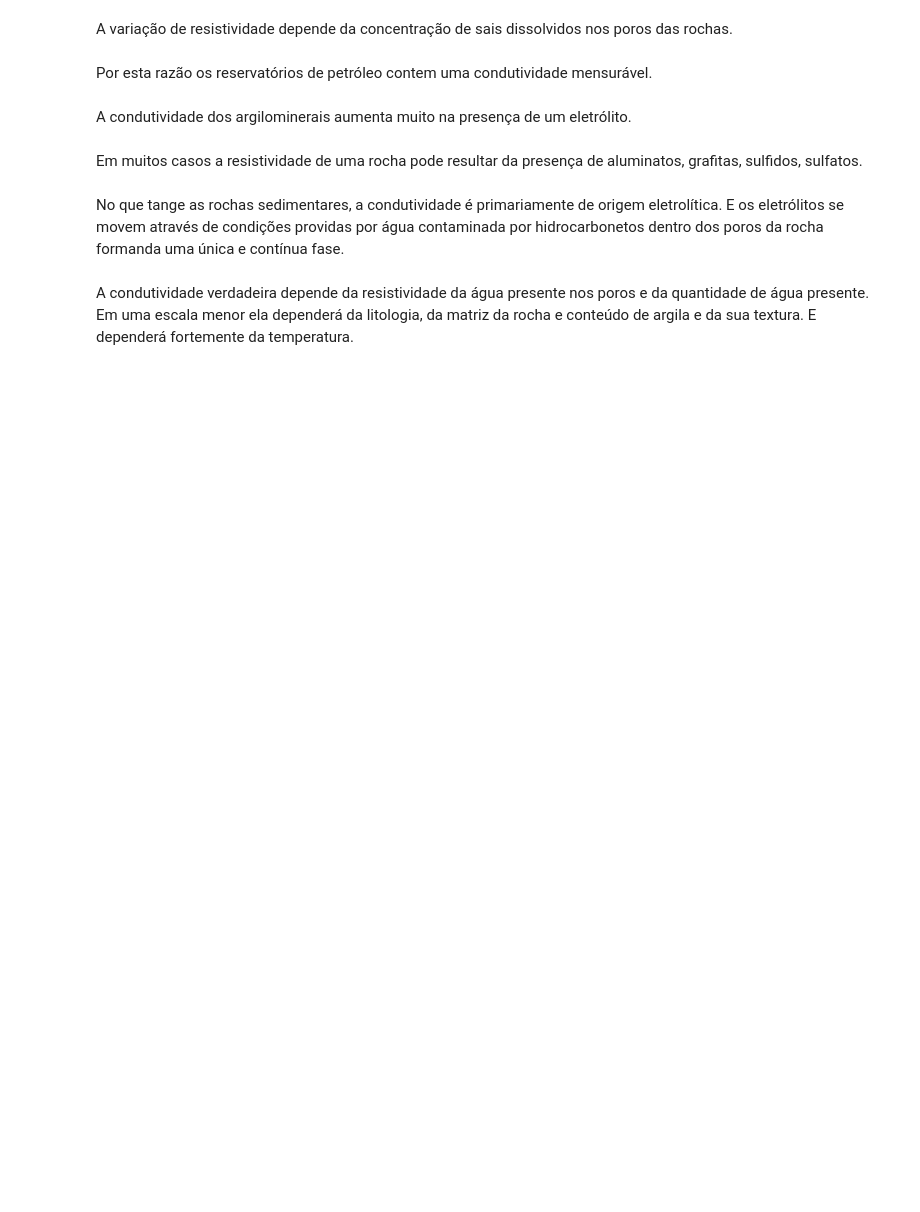
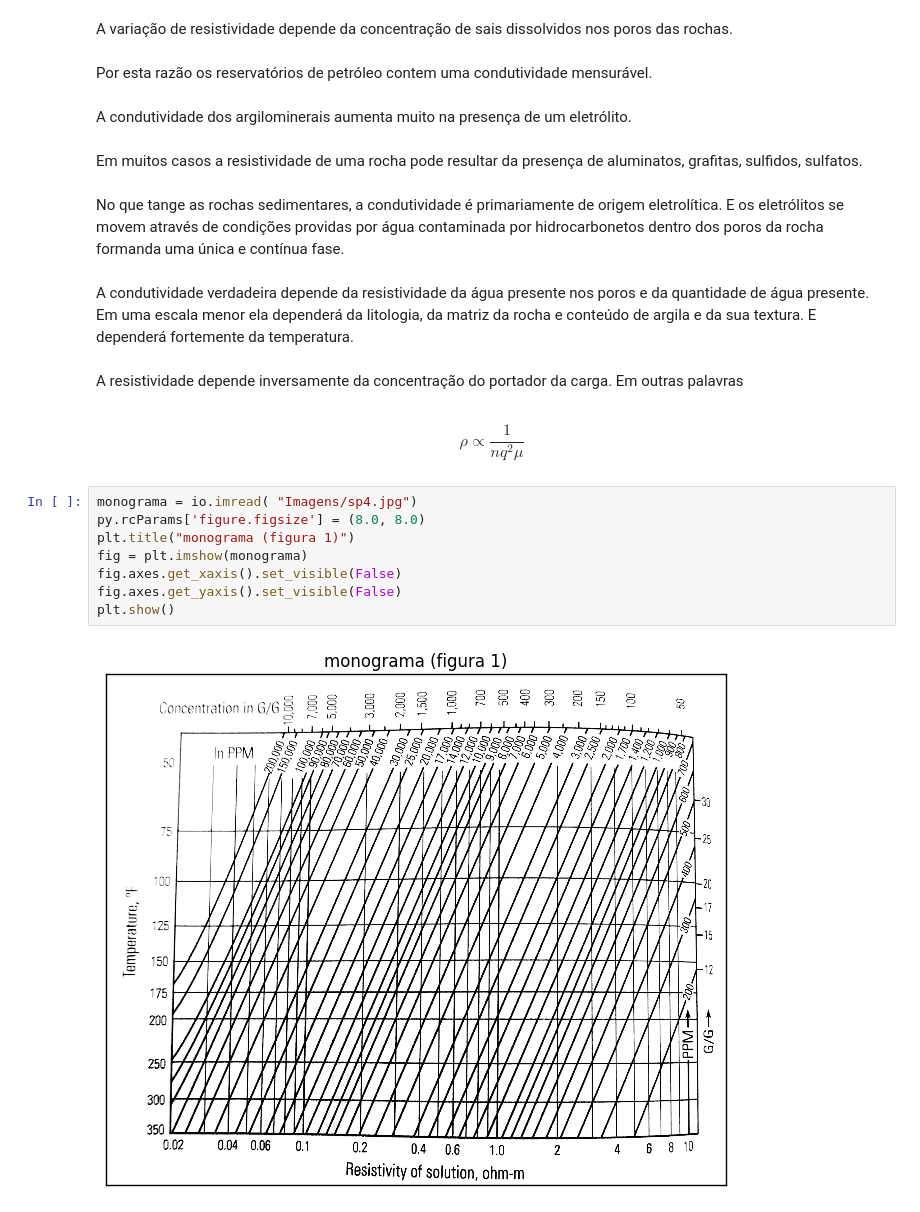
Before and after one commit to VictorCarreira/Potencial-Espontaneo-, a Jupyter notebook: Geologia.ipynb, the cells around one changed output. Drawn from its saved outputs; the diff is of its cells as text; blank space fills up the shorter version.

Commit message:
Adiciona até a parte do experimento que relaciona à temperatura à resistividade

```diff
--- a/Geologia.ipynb
+++ b/Geologia.ipynb
@@ -49,3 +50,17 @@ Em muitos casos a resistividade de uma rocha pode resultar da presença de alumi
 No que tange as rochas sedimentares, a condutividade é primariamente de origem eletrolítica. E os eletrólitos se movem através de condições providas por água contaminada por hidrocarbonetos dentro dos poros da rocha formanda uma única e contínua fase.
 # %% [markdown]
 A condutividade verdadeira depende da resistividade da água presente nos poros e da quantidade de água presente. Em uma escala menor ela dependerá da litologia, da matriz da rocha e conteúdo de argila e da sua textura. E dependerá fortemente da temperatura.
+# %% [markdown]
+A resistividade depende inversamente da concentração do portador da carga. Em outras palavras
+# %% [markdown]
+$$ \rho \propto \dfrac{1}{n q^{2} \mu} $$
+# %%
+monograma = io.imread( "Imagens/sp4.jpg")
+py.rcParams['figure.figsize'] = (8.0, 8.0)
+plt.title("monograma (figura 1)")
+fig = plt.imshow(monograma)
+fig.axes.get_xaxis().set_visible(False)
+fig.axes.get_yaxis().set_visible(False)
+plt.show()
+# %% [output]
+[figure, added]
```
Also changed, not shown: parts of 7 cells of this notebook.
